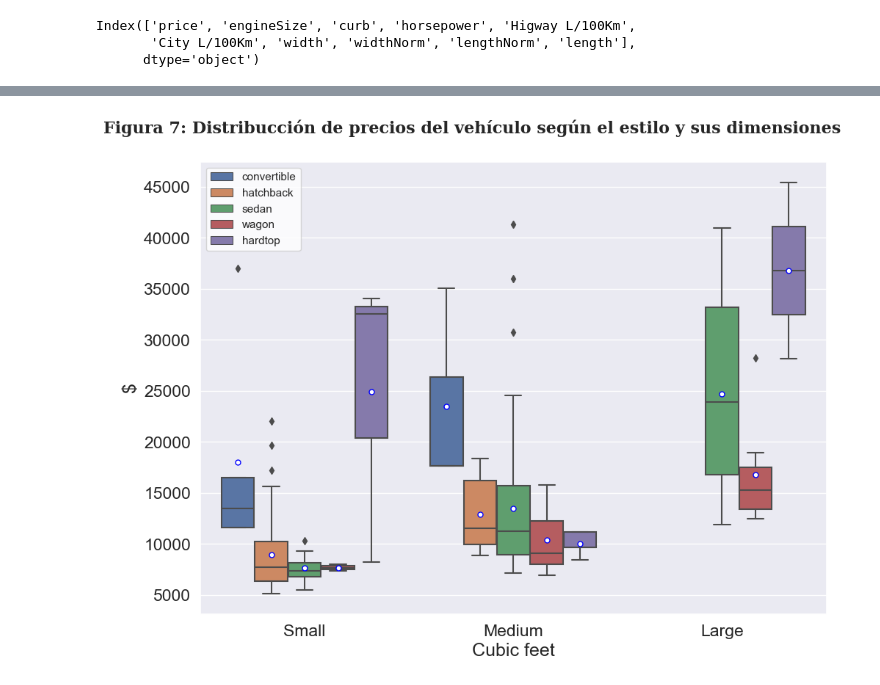
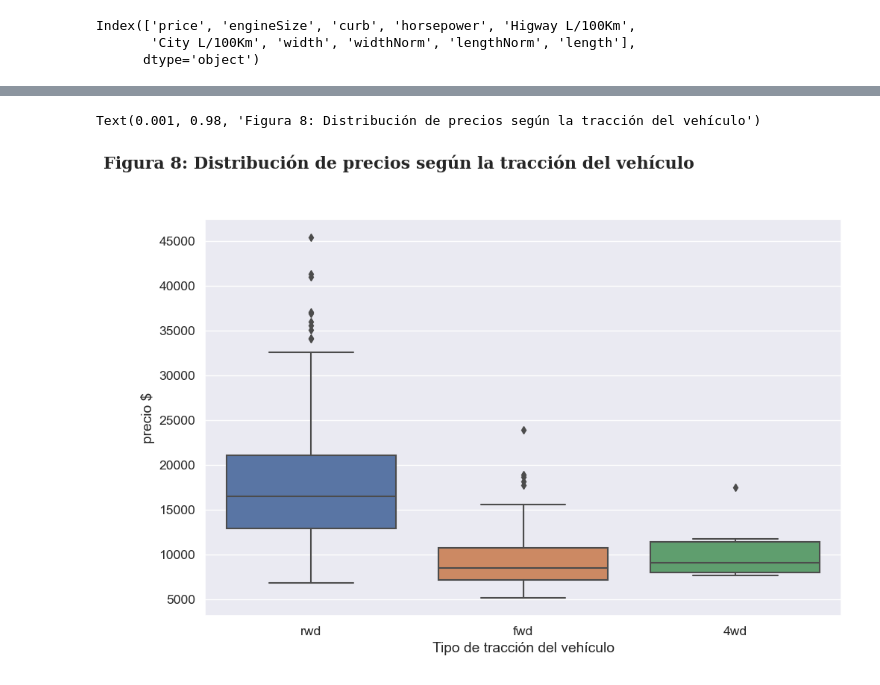
Before and after one commit to Jeffry0412/Proyecto-Final, a Jupyter notebook: EDA_Autos.ipynb, the cells around one changed output, grey strips where cells are left out. Cells and saved outputs as stored; diff of their text form; code cells hidden in the pictures.

```diff
--- a/EDA_Autos.ipynb
+++ b/EDA_Autos.ipynb
@@ -990,2 +1002,0 @@ dfTemp
-# %%
-dfAutos["Dimension"] = (dfAutos["length"] * dfAutos["width"] * dfAutos["heingt"])/28316.8 #calculo las dimensiones de los vehiculos y paso de cm3 a ft3
@@ -1015,27 +1003,20 @@ dfAutos[["Dimension", "DimensionCars"]]
-# %%
-fig, ax = plt.subplots(1, 1, figsize=(11,8), dpi=100)
-
-data= dfAutos[["DimensionCars","price", "style"]] # Mediante un gráfico de cajas observo la distribución de precios de los vehículos según sus dimensiones y estilo
-
-sns.set(style = "whitegrid")
-
-ax =sns.boxplot(x="DimensionCars", y="price", hue= "style", data= data, showmeans = True,meanprops={"marker":"o","markerfacecolor":"white","markersize":"5","markeredgecolor":"blue"})
-
-plt.xlabel("Cubic feet")
-plt.ylabel("$")
-
-title_t = "Figura 7: Distribucción de precios del vehículo según el estilo y sus dimensiones"
-plt.title(title_t, #mensaje del título
-            horizontalalignment = "left", # se define posición del texto al lado izquierdo
-             x = 0.005,
-             y = 0.93,
-            transform = fig.transFigure,
-            fontsize = 16,
-            fontweight = "bold",
-            fontfamily = "serif")
-
-plt.legend(loc = "upper left")
-
-plt.show()
-# %% [output]
-[figure, removed]
+# %%
+fig, ax = plt.subplots(1, 1, figsize=(11,6.9), dpi=100)
+
+sns.boxplot(x = "wheels", y = "price", data = dfAutos)# La fuerza de tracción trasera del vehículo parece ser un buen indicador del precio
+
+plt.xlabel("Tipo de tracción del vehículo")
+plt.ylabel("precio $")
+
+title_t = "Figura 8: Distribución de precios según la tracción del vehículo"
+plt.title(title_t, #mensaje del título
+            horizontalalignment = "left", # se define posición del texto al lado izquierdo
+             x = 0.001,
+             y = 0.98,
+            transform = fig.transFigure,
+            fontsize = 16,
+            fontweight = "bold",
+            fontfamily = "serif")
+# %% [output]
+Text(0.001, 0.98, 'Figura 8: Distribución de precios según la tracción del vehículo')
+[figure, added]
```
Also changed, not shown: parts of 20 cells of this notebook.
